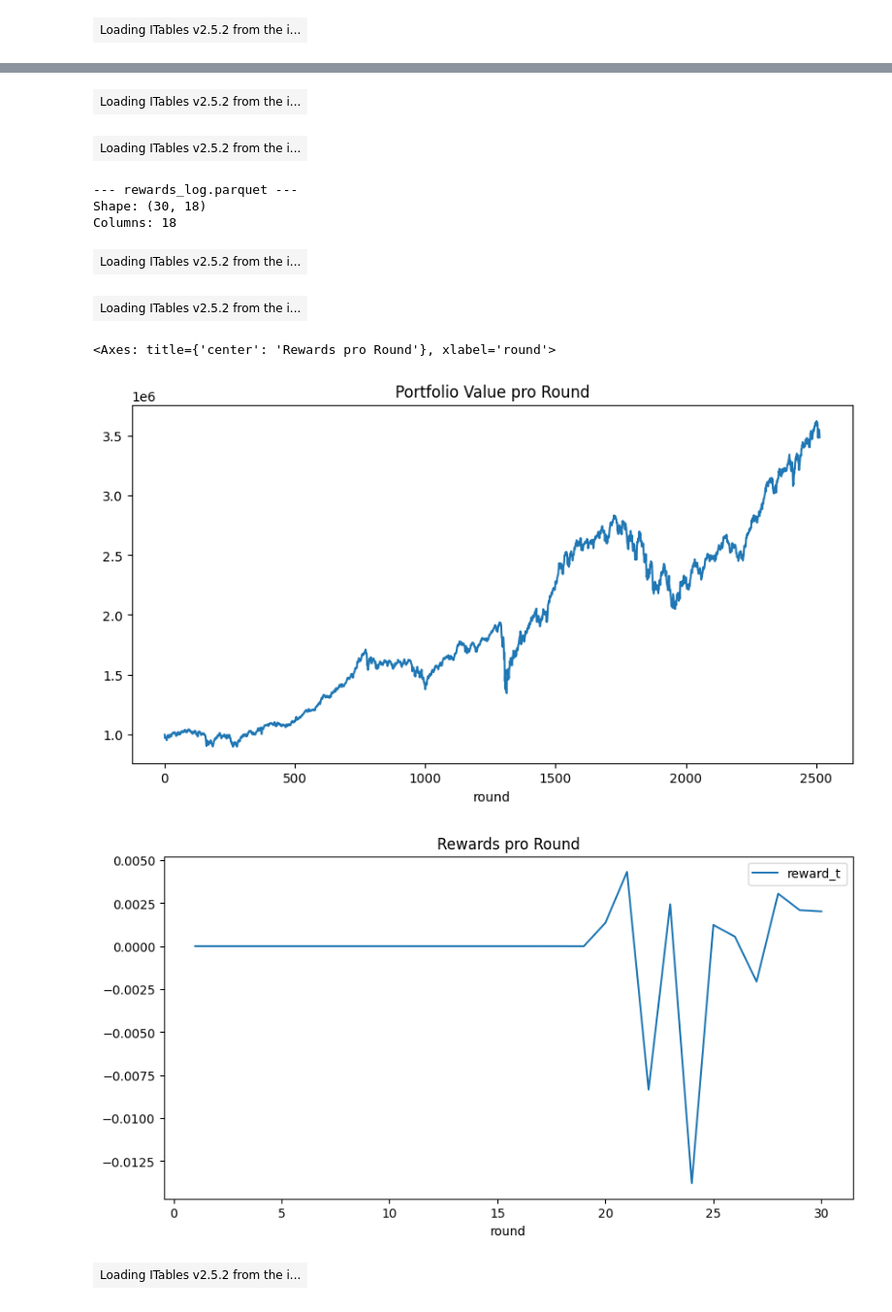
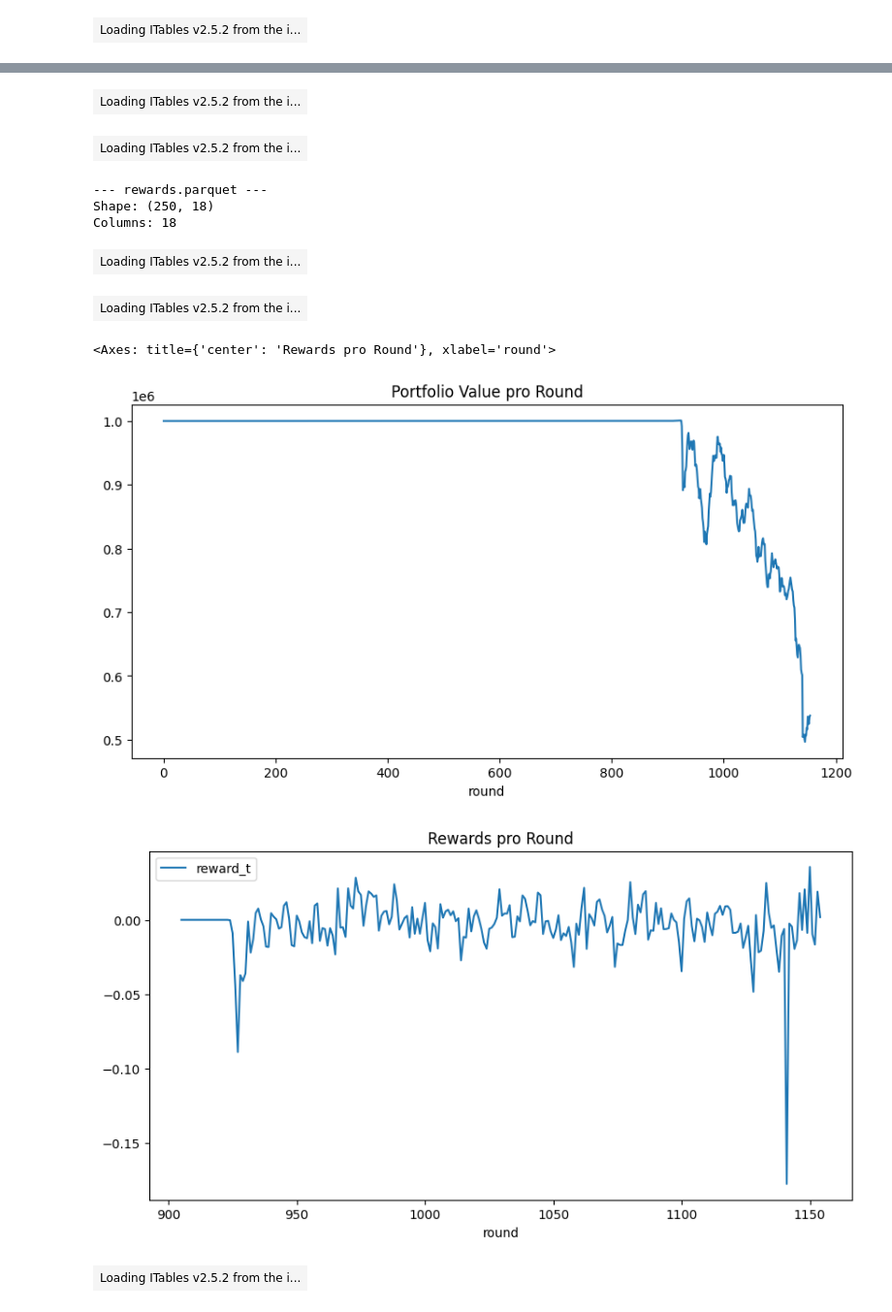
Before and after one commit to longrodeo/bachelorarbeit-drl-finance, a Jupyter notebook: notebooks/ploten_parquets_daten_check.ipynb, the cells around one changed output, grey strips where cells are left out. Shown at 97% size. Cells and saved outputs as stored; diff of their text form; code cells hidden in the pictures.

```diff
--- a/notebooks/ploten_parquets_daten_check.ipynb
+++ b/notebooks/ploten_parquets_daten_check.ipynb
@@ -105,16 +105,16 @@ Columns: 3
 | Loading ITables v2.5.2 from the i... |
 | Loading ITables v2.5.2 from the i... |
 # %%
-acc_demo = DATA_DIR / "accounting_demo"
+acc_demo = Path(r"C:\Dev\Bachelorarbeit\data\accounting\runs\lamda_gamma_opt\icvar_ppo_S1_lamda_5\ppo_icvar_state1_walkforward_20260102_132510\E2\fold_01\test\test_2018")
 
 df_snap = load_and_info(acc_demo / "portfolio_snapshots.parquet")
-display(df_snap.head(820), df_snap.tail(100))
+display(df_snap.head(), df_snap.tail())
 
 df_trades = load_and_info(acc_demo / "trade_events.parquet")
-display(df_trades.head(484), df_trades.tail(10))
+display(df_trades.head(), df_trades.tail())
 
-df_rewards = load_and_info(acc_demo / "rewards_log.parquet")
-display(df_rewards.head(20), df_rewards.tail(20))
+df_rewards = load_and_info(acc_demo / "rewards.parquet")
+display(df_rewards.head(), df_rewards.tail())
 
 # Plot Portfolio Value Verlauf
 df_snap.groupby("round")["portfolio_value_t"].mean().plot(
@@ -135,14 +135,14 @@ Shape: (61, 11)
 Columns: 11
 | Loading ITables v2.5.2 from the i... |
 | Loading ITables v2.5.2 from the i... |
---- rewards_log.parquet ---
-Shape: (30, 18)
+--- rewards.parquet ---
+Shape: (250, 18)
 Columns: 18
 | Loading ITables v2.5.2 from the i... |
 | Loading ITables v2.5.2 from the i... |
 <Axes: title={'center': 'Rewards pro Round'}, xlabel='round'>
-[figure, old version]
+[figure, new version]
-[figure, old version]
+[figure, new version]
 # %%
 df_2015_01_02 = df_clean.xs("2015-01-02", level="date")
 df_2015_01_02.loc["SPY"].filter(like="moving_average")
```
Also changed, not shown: parts of 3 cells of this notebook, 2 other files.
